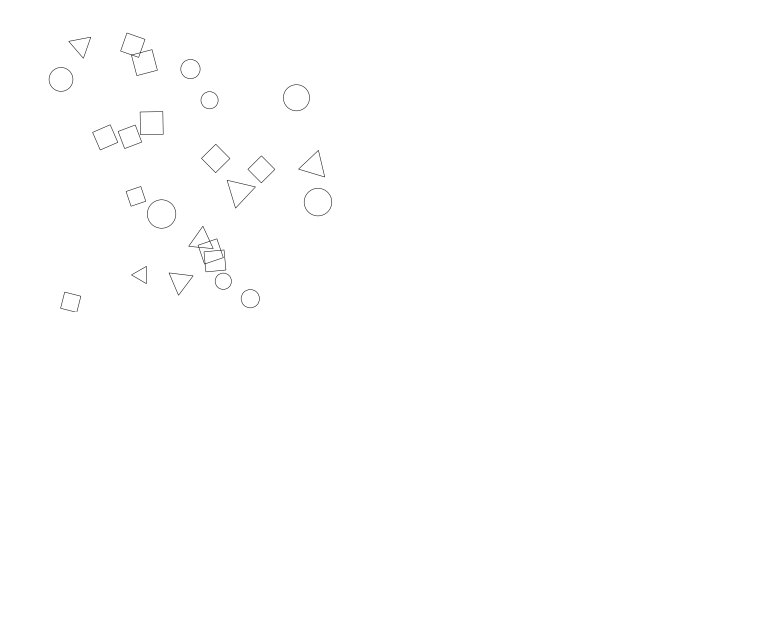
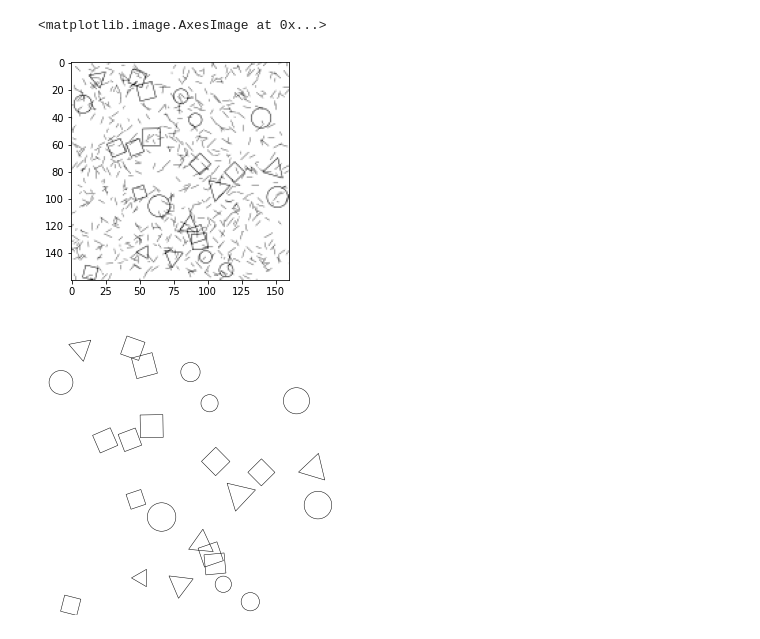
Before and after one commit to riesenn/geomsha, a Jupyter notebook: generator/geomgen.ipynb, the cells around one changed output. Saved outputs shown, nothing was run; the diff lists cells and outputs as text; code cells hidden in the pictures; blank space fills up the shorter version.

```diff
--- a/generator/geomgen.ipynb
+++ b/generator/geomgen.ipynb
@@ -78,3 +83,8 @@ ModuleNotFoundError: No module named 'numpy'
+# %%
+plt.imshow(arr)
+# %% [output]
+<matplotlib.image.AxesImage at 0x...>
+[figure, added]
 # %%
 fig, ax = plt.subplots()
 plt.axis('scaled')
```
Also changed, not shown: parts of 2 cells of this notebook.
